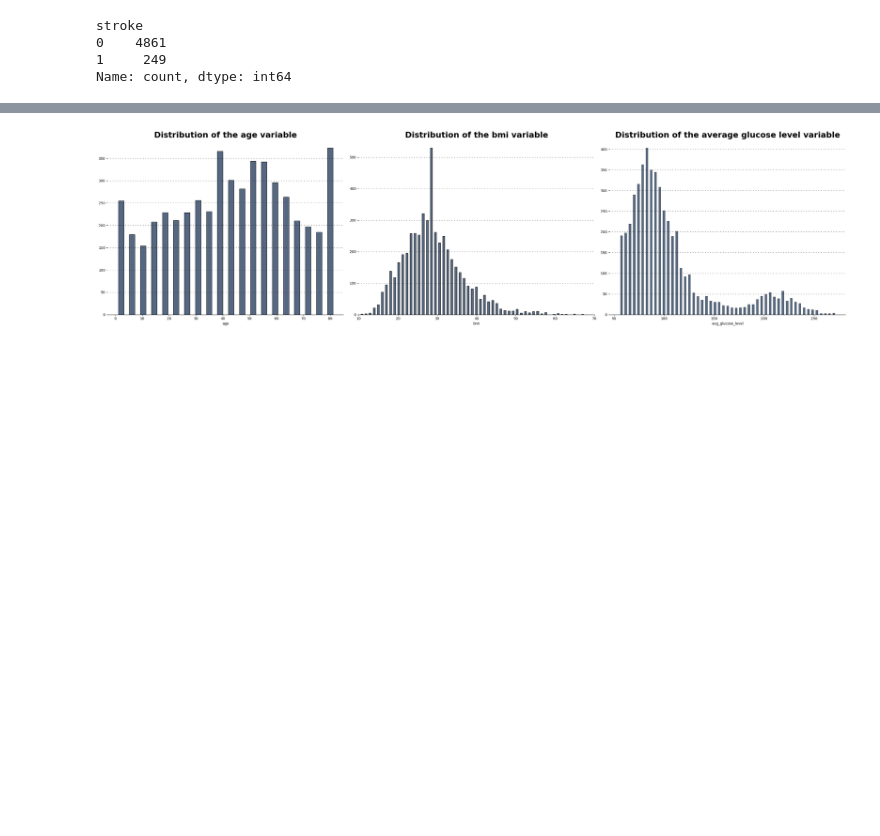
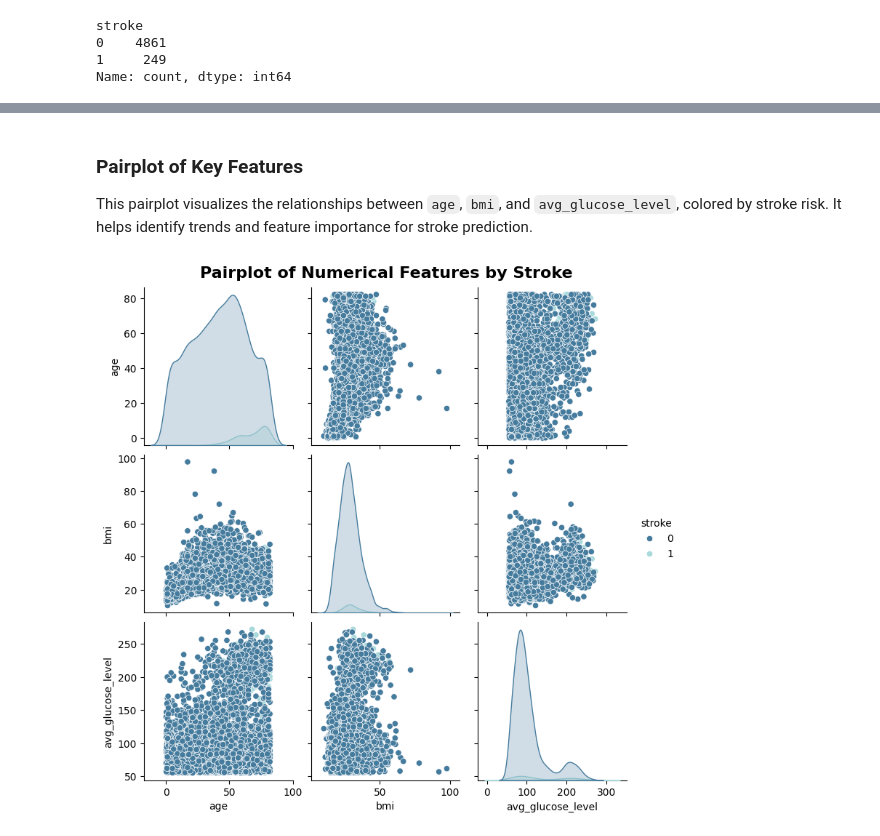
Before and after one commit to DPowidzka/stroke_prediction, a Jupyter notebook: stroke_prediction.ipynb, the cells around one changed output, grey strips where cells are left out. Drawn from its saved outputs; the diff is of its cells as text; code cells hidden in the pictures; blank space fills up the shorter version.

```diff
--- a/stroke_prediction.ipynb
+++ b/stroke_prediction.ipynb
@@ -184,45 +140,18 @@ dtype: int64
-# %%
-# initialize figure with specified size and background color
-fig = plt.figure(figsize=(30, 8), facecolor='white')
-
-# Define grid layout (1 row, 3 columns) for subplots
-gs = fig.add_gridspec(1, 3)
-
-# Create placeholders for subplots
-ax= [None for _ in range(3)] # list of 3 empty axes
-ax[0] = fig.add_subplot(gs[0, 0])
-ax[1] = fig.add_subplot(gs[0, 1])
-ax[2] = fig.add_subplot(gs[0, 2])
-
-# Add custom annotations to subplots
-ax[0].set_title('Distribution of the age variable', fontsize=23,fontweight='bold')
-ax[1].set_title('Distribution of the bmi variable', fontsize=23,fontweight='bold',)
-ax[2].set_title('Distribution of the average glucose level variable', fontsize=23,fontweight='bold',)
-
-# Plot data for 'age' variable using KDE plot
-sns.histplot(x=stroke_df['age'], ax=ax[0], fill=True, color='#1D3557', linewidth=1, edgecolor='black', shrink=0.5)
-
-# Plot data for 'bmi' variable using histogram
-sns.histplot(x=stroke_df['bmi'], ax=ax[1], fill=True, color='#1D3557', linewidth=1, edgecolor='black', shrink=0.5)
-
-# Plot data for 'avg_glucose' variable using histogram
-sns.histplot(x=stroke_df['avg_glucose_level'], ax=ax[2], fill=True, color='#1D3557', edgecolor='black', shrink=0.5)
-
-# Format all subplots
-for _ in range(3):
-    # Remove y-axis label
-    ax[_].set_ylabel('')
-    # Add grid to the y-axis
-    ax[_].grid(
-        which='both', axis='y', zorder=0, color='black', linestyle=':', dashes=(2,7))
-    # Remove spines
-    for direction in ['top', 'right', 'left']:
-        ax[_].spines[direction].set_visible(False)
-
-# Set custom x-axis limits
-ax[1].set_xlim(10, 70)
-
-# Adjust subplot spacing
-plt.tight_layout()
-# %% [output]
-[figure, removed]
+# %% [markdown]
+### Pairplot of Key Features
+This pairplot visualizes the relationships between `age`, `bmi`, and `avg_glucose_level`, colored by stroke risk. It helps identify trends and feature importance for stroke prediction.
+# %%
+# Create a pairplot
+sns.pairplot(
+    stroke_df,
+    vars=['age', 'bmi', 'avg_glucose_level'],  # Select numerical variables
+    hue='stroke',  # Color by stroke (target variable)
+    palette=['#457B9D', '#A8DADC'],  # Light blue and teal green
+    diag_kind='kde'  # Use KDE for diagonal (distribution)
+)
+
+# Add title
+plt.suptitle('Pairplot of Numerical Features by Stroke', fontsize=16, y=1.02, fontweight='bold')
+plt.show()
+# %% [output]
+[figure, added]
```
Also changed, not shown: parts of 29 cells of this notebook, 1 other file.
